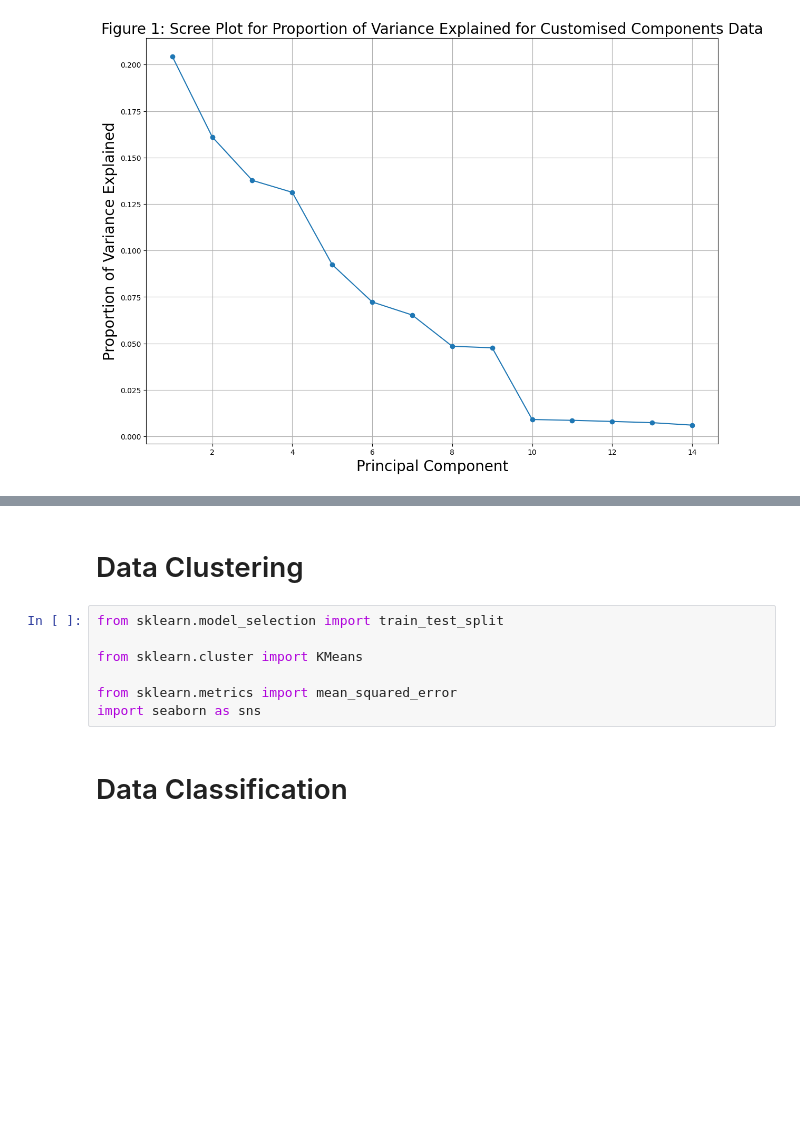
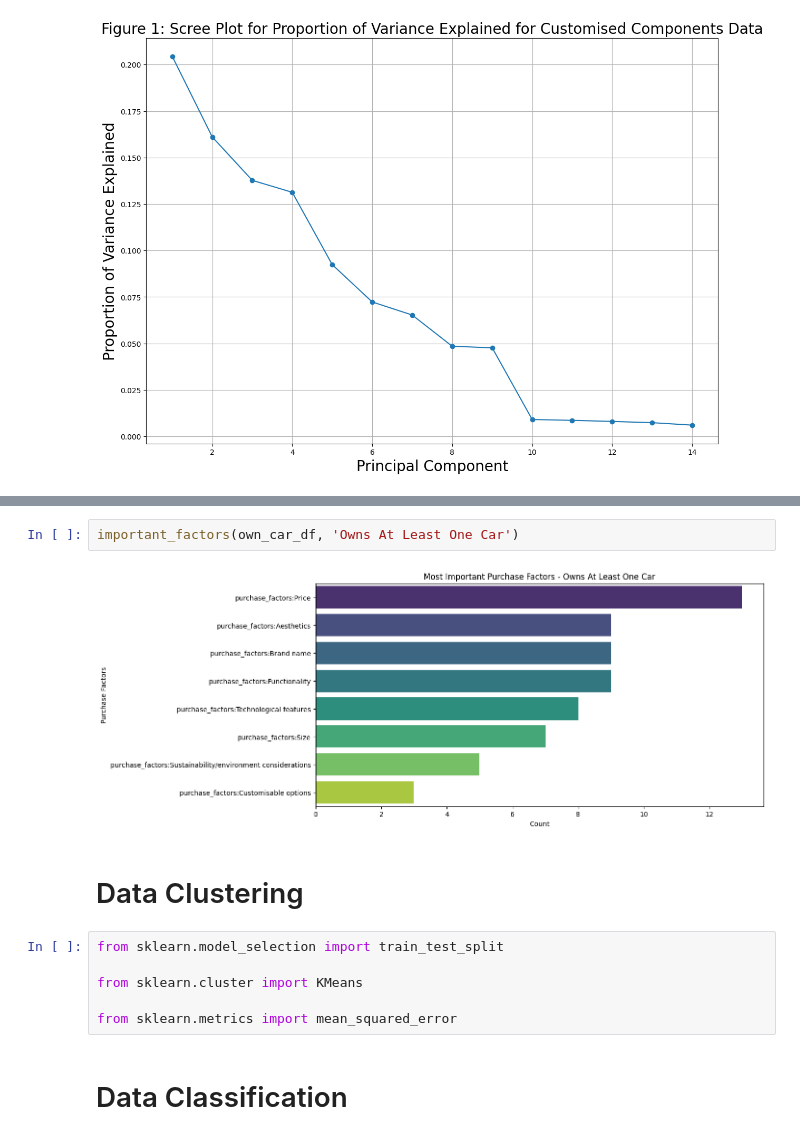
Before and after one commit to bentjh01/MA4829_Machine_Intelligence, a Jupyter notebook: data_exploration.ipynb, the cells around one changed output, grey strips where cells are left out. Cells and saved outputs as stored; diff of their text form; blank space fills up the shorter version.

```diff
--- a/data_exploration.ipynb
+++ b/data_exploration.ipynb
@@ -295,3 +321,7 @@ reduced_customise_df = pd.concat([scaled_customise_df.loc[:,['customise_spend_en
+# %%
+important_factors(own_car_df, 'Owns At Least One Car')
+# %% [output]
+[figure, added]
 # %% [markdown]
 # Data Clustering
 # %%
@@ -300,7 +330,6 @@ from sklearn.model_selection import train_test_split
 from sklearn.cluster import KMeans
 
 from sklearn.metrics import mean_squared_error
-import seaborn as sns
 # %% [markdown]
 # Data Classification
 # %%
```
Also changed, not shown: parts of 6 cells of this notebook.
